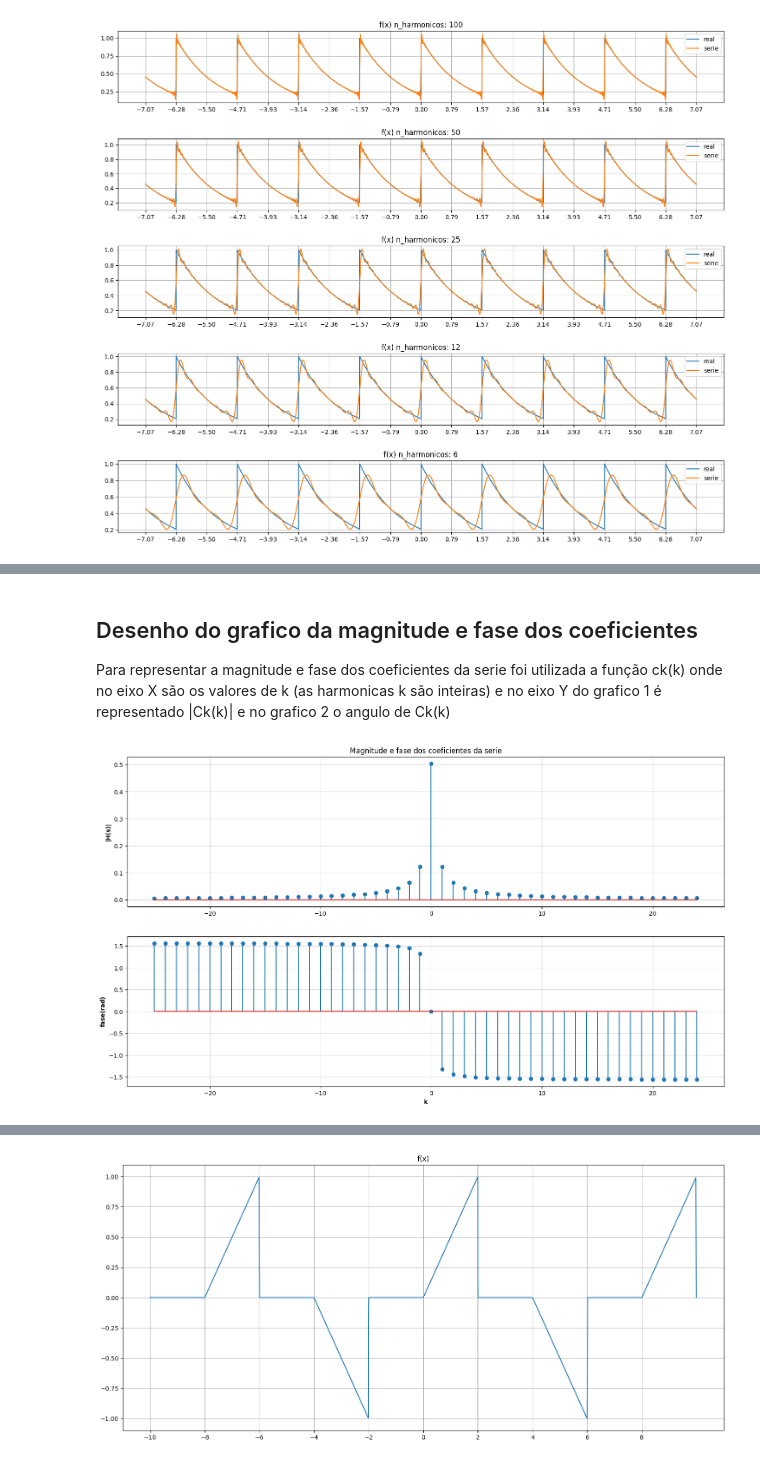
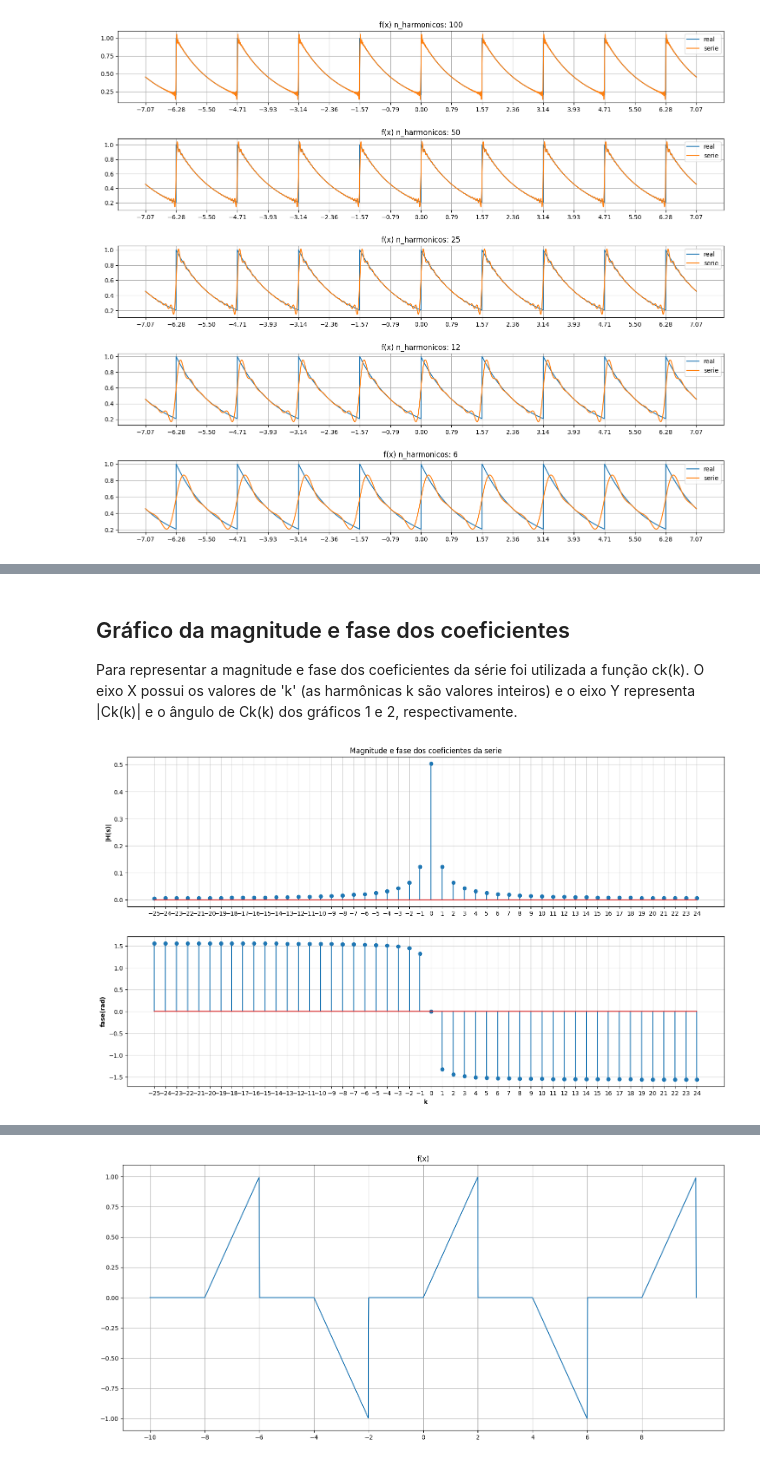
Before and after one commit to JoaoMario109/sinais-e-sistemas, a Jupyter notebook: T2/fourier.ipynb, the cells around one changed output, grey strips where cells are left out. Drawn from its saved outputs; the diff is of its cells as text; code cells hidden in the pictures.

```diff
--- a/T2/fourier.ipynb
+++ b/T2/fourier.ipynb
@@ -284,31 +298,33 @@ ax.grid()
 # %% [markdown]
-## Desenho do grafico da magnitude e fase dos coeficientes
+## Gráfico da magnitude e fase dos coeficientes
 
-Para representar a magnitude e fase dos coeficientes da serie foi utilizada a função ck(k) onde no eixo X são os valores de k (as harmonicas k são inteiras) e no eixo Y do grafico 1 é representado |Ck(k)| e no grafico 2 o angulo de Ck(k)
+Para representar a magnitude e fase dos coeficientes da série foi utilizada a função ck(k). O eixo X possui os valores de 'k' (as harmônicas k são valores inteiros) e o eixo Y representa |Ck(k)| e o ângulo de Ck(k) dos gráficos 1 e 2, respectivamente.
 # %%
 # Converte a equação que define os coeficientes da serie de fourier para uma função ck(k)
 ck_k = sym.lambdify(k, ck)
 
 # Numero de harmonicas
 ks_len = 50
 
 # Criando um vetor de harmonicas
 ks = np.arange(-ks_len / 2, ks_len / 2, 1)
 
 fig = plt.figure(figsize=(18, 10))
 (ax, ax2) = fig.subplots(2, 1)
 ax.set_title("Magnitude e fase dos coeficientes da serie")
 
 # Grafico da magnitude dos coeficientes
 ax.stem(ks, np.abs(ck_k(ks)), label = '|Ck|')
 ax.grid(alpha = 0.5)
 ax.set_ylabel("|H(s)|", weight = "bold")
+ax.set_xticks(ks)
 
 # Grafico da fase dos coeficientes
 #ax2 = ax.twinx()
 ax2.stem(ks, np.angle(ck_k(ks)), label = 'Ck_fase')
 ax2.set_ylabel("fase(rad)", weight = "bold")
 ax2.set_xlabel("k", weight = "bold")
+ax2.set_xticks(ks)
 ax2.grid(alpha = 0.5)
 # %% [output]
-[figure, old version]
+[figure, new version]
```
Also changed, not shown: parts of 27 cells of this notebook.
